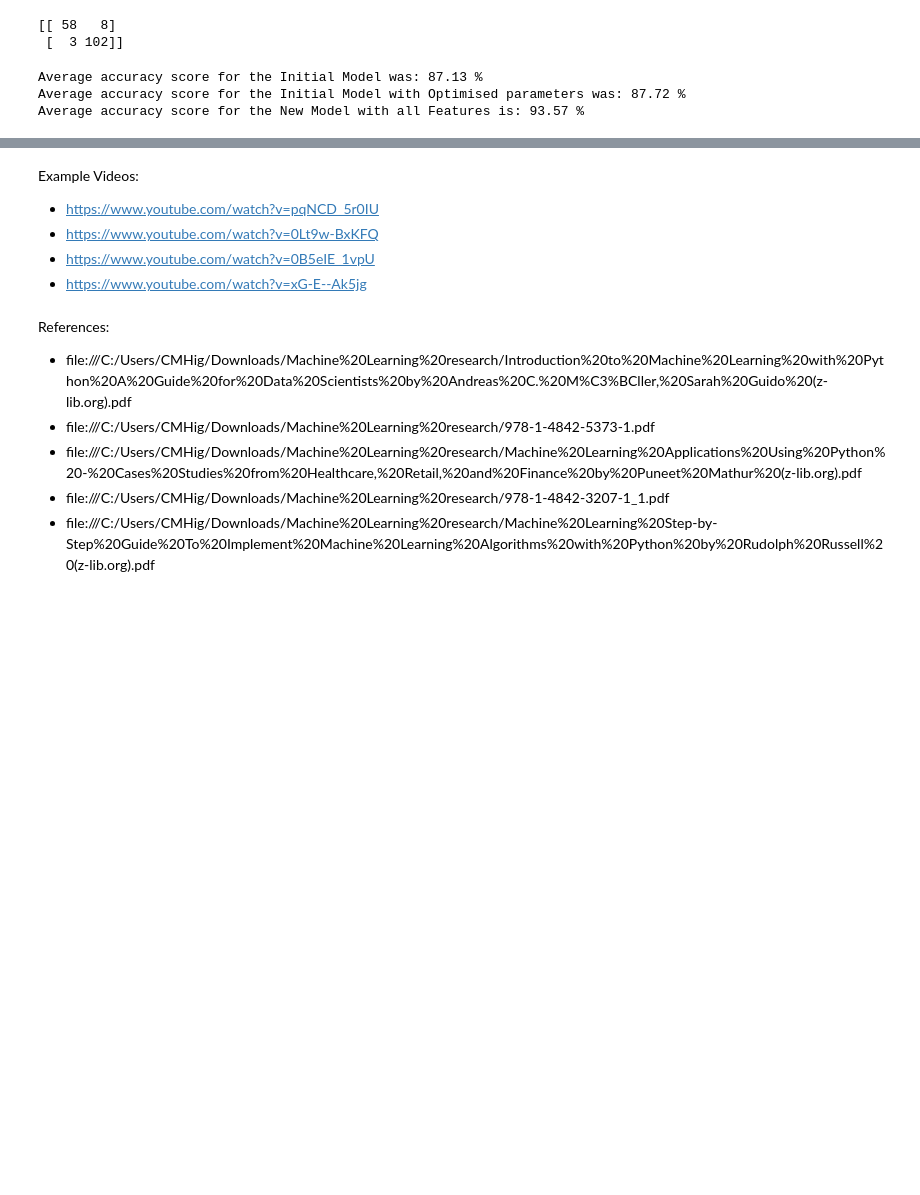
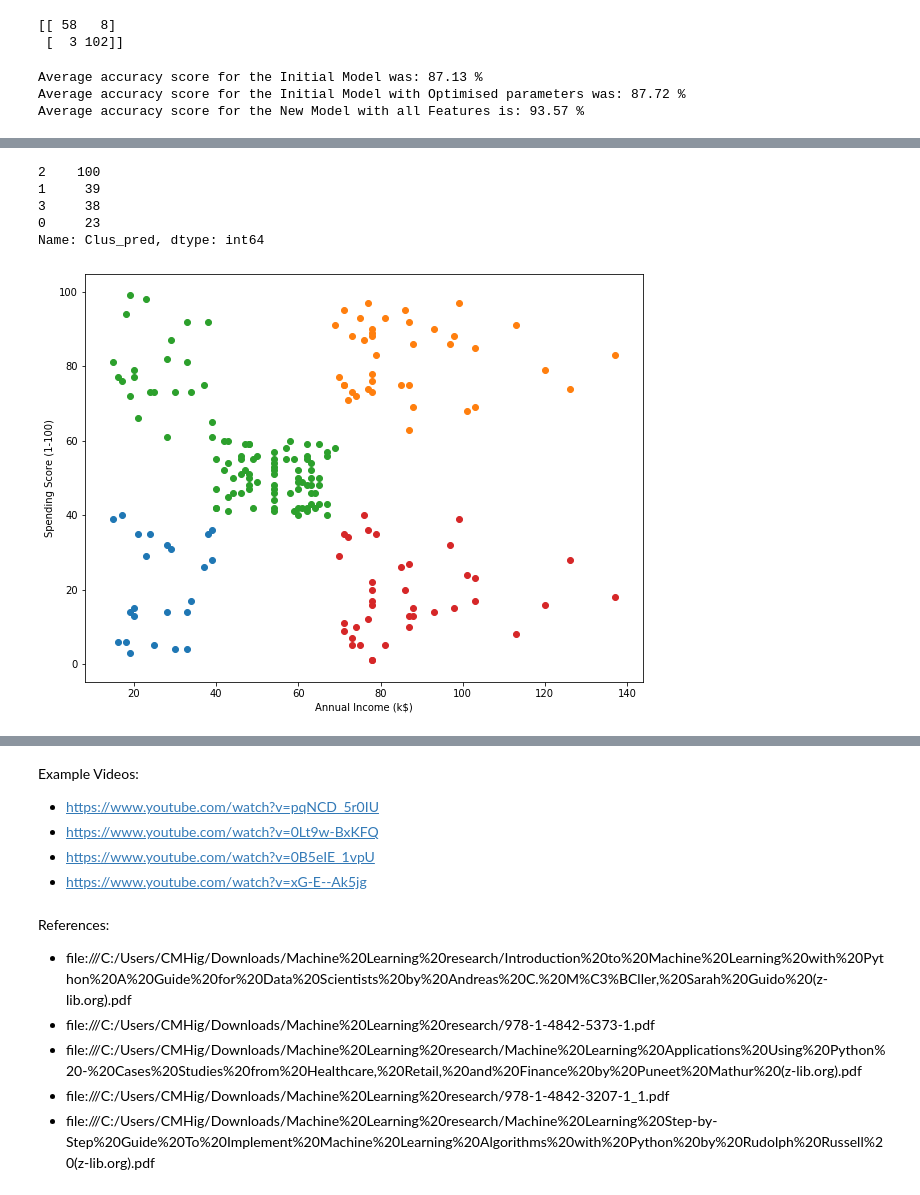
Before and after one commit to colmhiggs11/Machine_Learning_21_CH, a Jupyter notebook: Scikit-Learn.ipynb, the cells around one changed output, grey strips where cells are left out. Cells and saved outputs as stored; diff of their text form; code cells hidden in the pictures; blank space fills up the shorter version.

Commit message:
Clustering section: code complete. Explanation to follow

```diff
--- a/Scikit-Learn.ipynb
+++ b/Scikit-Learn.ipynb
@@ -811,0 +852,28 @@ Average accuracy score for the New Model with all Features is: 93.57 %
+# %%
+km = KMeans(n_clusters=4)
+y_pred_clus = km.fit_predict(df[['Annual Income (k$)','Spending Score (1-100)']])
+# %%
+df['Clus_pred'] = y_pred_clus
+print(df['Clus_pred'].value_counts())
+# %% [output]
+2    100
+1     39
+3     38
+0     23
+Name: Clus_pred, dtype: int64
+# %%
+df1c = df[df.Clus_pred==0]
+df2c = df[df.Clus_pred==1]
+df3c = df[df.Clus_pred==2]
+df4c = df[df.Clus_pred==3]
+
+plt.figure(figsize=(10, 7.5))
+plt.scatter(df1c['Annual Income (k$)'],df1c['Spending Score (1-100)'] )
+plt.scatter(df2c['Annual Income (k$)'],df2c['Spending Score (1-100)'] )
+plt.scatter(df3c['Annual Income (k$)'],df3c['Spending Score (1-100)'] )
+plt.scatter(df4c['Annual Income (k$)'],df4c['Spending Score (1-100)'] )
+plt.xlabel('Annual Income (k$)')
+plt.ylabel('Spending Score (1-100)')
+plt.show()
+# %% [output]
+[figure, added]
```
Also changed, not shown: parts of 12 cells of this notebook, 2 other files.
